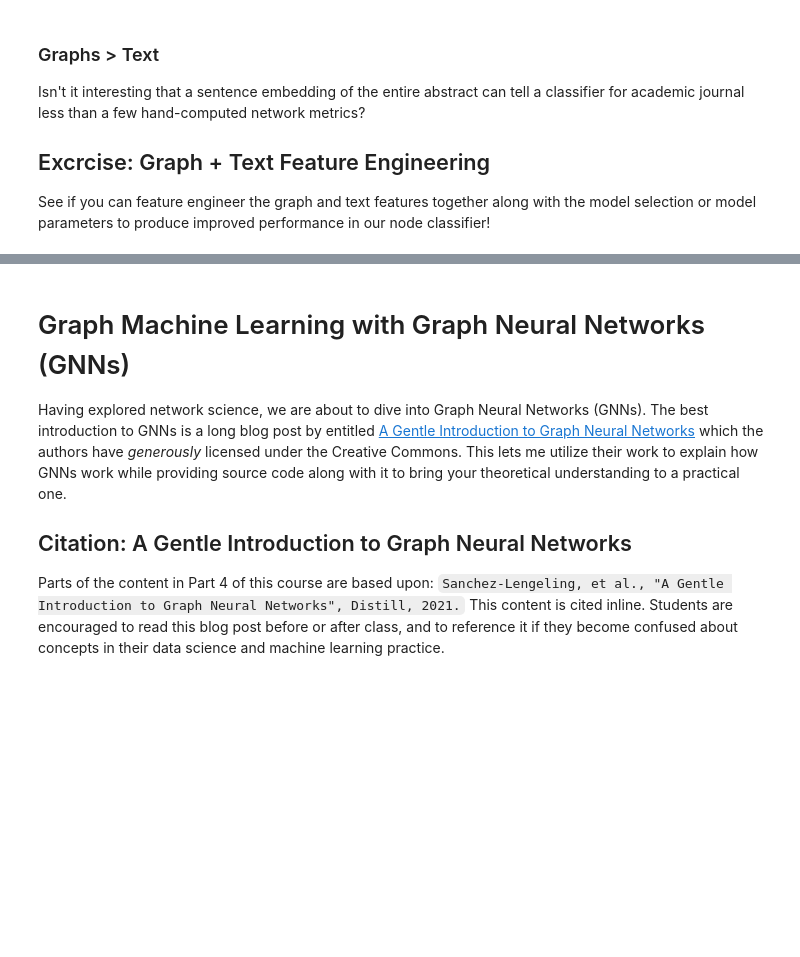
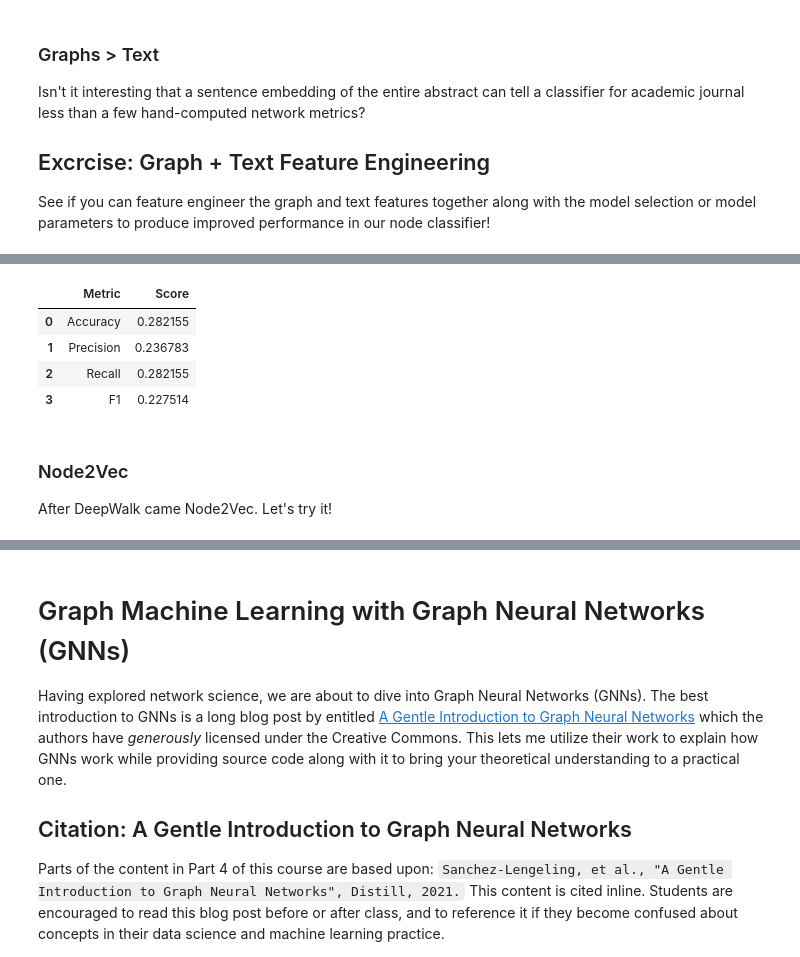
Before and after one commit to Graphlet-AI/graphml-class, a Jupyter notebook: Part 4 - Graph Machine Learning.ipynb, the cells around one changed output, grey strips where cells are left out. Cells and saved outputs as stored; diff of their text form; code cells hidden in the pictures; blank space fills up the shorter version.

```diff
--- a/Part 4 - Graph Machine Learning.ipynb
+++ b/Part 4 - Graph Machine Learning.ipynb
@@ -855,0 +855,11 @@ See if you can feature engineer the graph and text features together along with
+# %%
+from littleballoffur import PageRankBasedSampler
+
+
+G_orig = G.copy()
+sampler = PageRankBasedSampler(5000)
+G_sample = nx.convert_node_labels_to_integers(
+    sampler.sample(G_orig.to_undirected())
+)
+
+G_sample.number_of_nodes(), G_sample.number_of_edges()
@@ -855,0 +868,3 @@ See if you can feature engineer the graph and text features together along with
+# %%
+journal_labels = np.array([x[1]["Journal-ref-DBSCAN"] for x in list(G_sample.nodes(data=True))])
+journal_labels, journal_labels.shape
@@ -856,2 +873,10 @@ See if you can feature engineer the graph and text features together along with
 # %%
+# DeepWalk was first, but it hardly state of the art. Let's see what it can do...
 from karateclub import DeepWalk
+
+
+d = DeepWalk()
+d.fit(G)
+deepwalk_features = d.get_embedding()
+
+deepwalk_features, deepwalk_features.shape
@@ -857,0 +898,23 @@ from karateclub import DeepWalk
+# %%
+X_train, X_test, y_train, y_test = train_test_split(
+    deepwalk_features,
+    journal_labels,
+    test_size=0.25,
+    random_state=SEED
+)
+
+clf = RandomForestClassifier()
+model = clf.fit(X_train, y_train)
+y_pred = model.predict(X_test)
+
+pd.DataFrame(score_classifier(y_test, y_pred))
+# %% [output]
+|  | Metric | Score |
+| 0 | Accuracy | 0.282155 |
+| 1 | Precision | 0.236783 |
+| 2 | Recall | 0.282155 |
+| 3 | F1 | 0.227514 |
+# %% [markdown]
+### Node2Vec
+
+After DeepWalk came Node2Vec. Let's try it!
```
Also changed, not shown: parts of 34 cells of this notebook, 1 other file.
